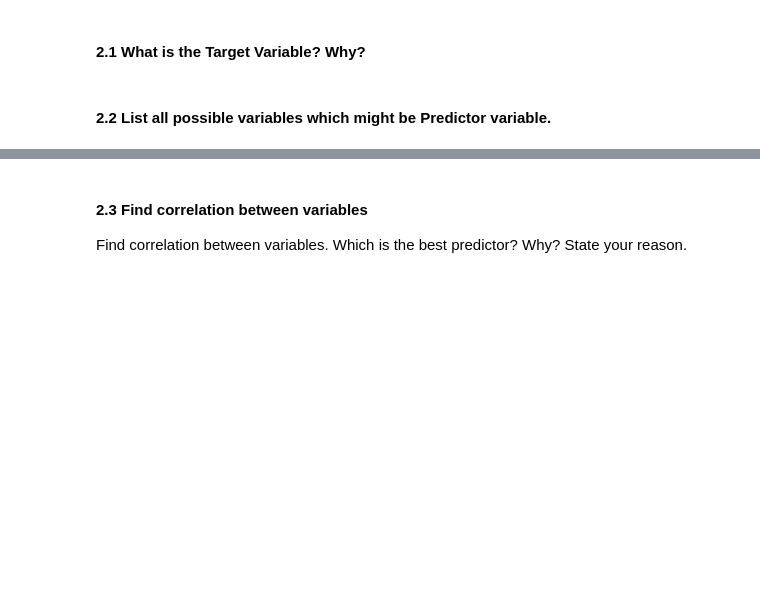
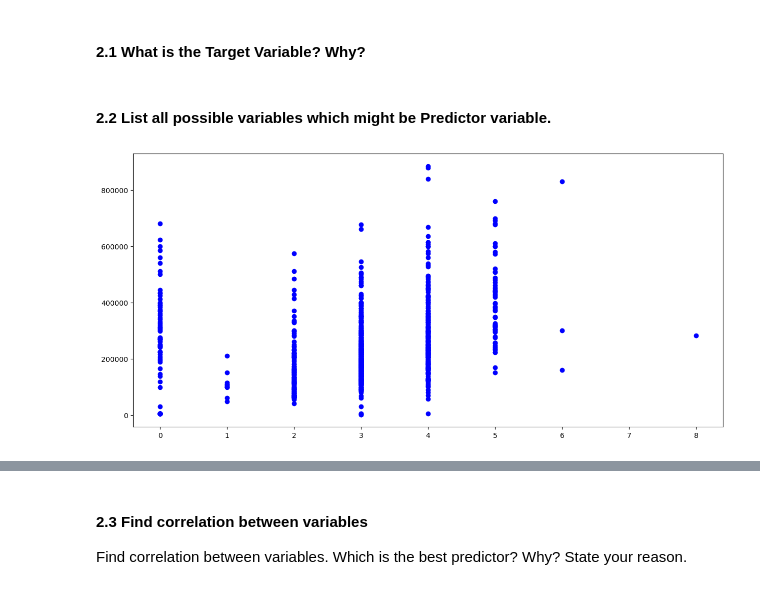
Before and after one commit to Brittles88/IOD, a Jupyter notebook: Module 4/LAB 4/IOD_Lab 4.1.1.ipynb, the cells around one changed output, grey strips where cells are left out. Saved outputs shown, nothing was run; the diff lists cells and outputs as text; code cells hidden in the pictures; blank space fills up the shorter version.

```diff
--- a/Module 4/LAB 4/IOD_Lab 4.1.1.ipynb
+++ b/Module 4/LAB 4/IOD_Lab 4.1.1.ipynb
@@ -56,0 +195,4 @@ df=pd.read_csv(house_csv)
+# %%
+Y = df['price']
+# %%
+X = df['beds']
@@ -56,0 +201,11 @@ df=pd.read_csv(house_csv)
+# %%
+def draw_scatter_plot(X, Y):
+    fig = plt.figure(figsize=(15,7))
+    ax = plt.gca()
+    ax.scatter(X, Y, c='b')
+    plt.show();
+# %%
+#beds
+draw_scatter_plot(df['beds'], df['price'])
+# %% [output]
+[figure, added]
```
Also changed, not shown: parts of 64 cells of this notebook, 3 other files.
